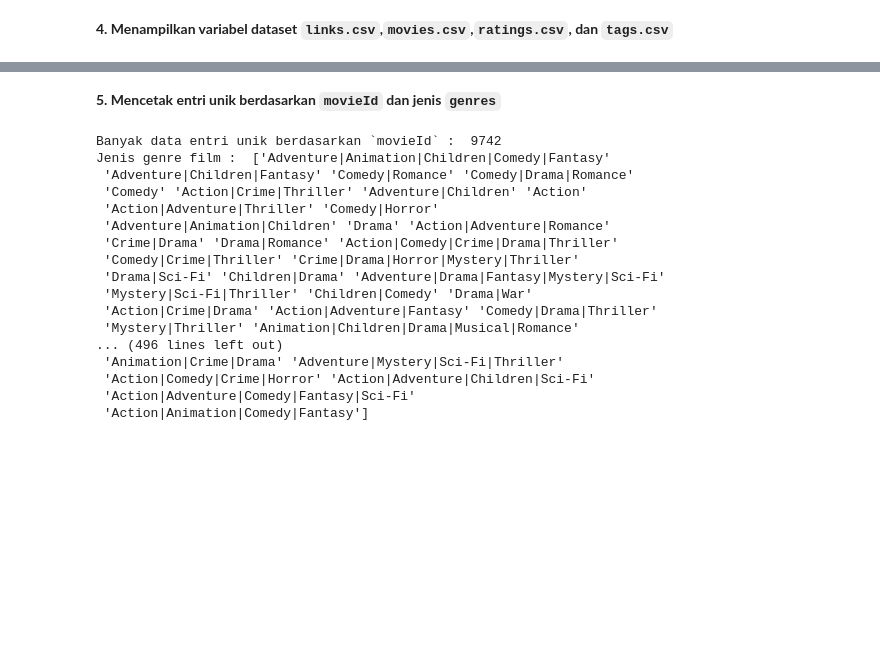
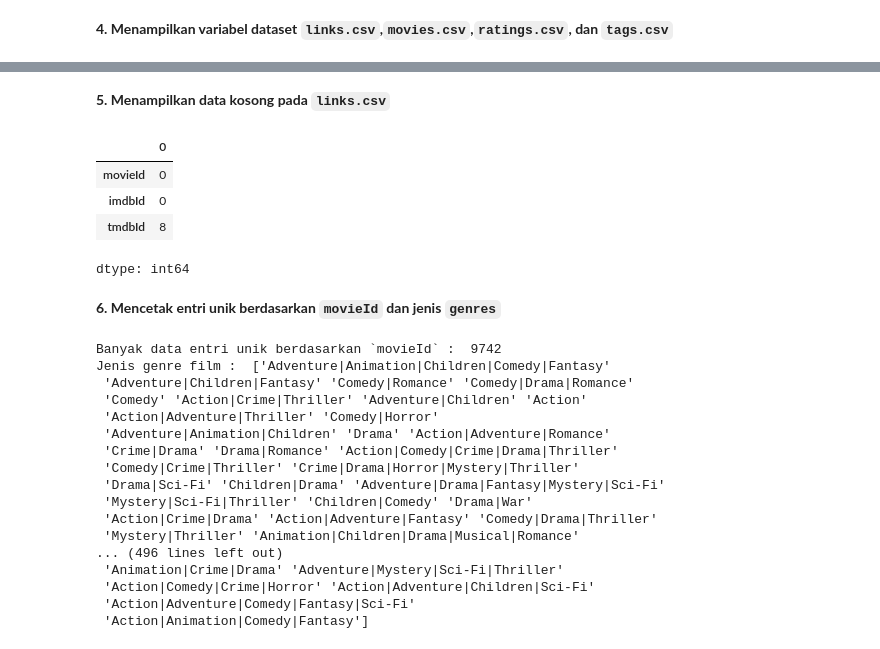
Before and after one commit to aflah201/Submission_MLT_Movie-Recommendation-System, a Jupyter notebook: Submission_Recommendation_System_Movie.ipynb, the cells around one changed output, grey strips where cells are left out. Saved outputs shown, nothing was run; the diff lists cells and outputs as text; code cells hidden in the pictures; blank space fills up the shorter version.

```diff
--- a/Submission_Recommendation_System_Movie.ipynb
+++ b/Submission_Recommendation_System_Movie.ipynb
@@ -188,8 +186,18 @@ memory usage: 4.2 MB
 None
 [interactive output not drawn]
 ... (4 outputs left out)
+# %% [markdown]
+**5. Menampilkan data kosong pada `links.csv`**
+# %%
+links_df.isnull().sum()
+# %% [output]
+|  | 0 |
+| movieId | 0 |
+| imdbId | 0 |
+| tmdbId | 8 |
+dtype: int64
 # %% [markdown]
-**5. Mencetak entri unik berdasarkan `movieId` dan jenis `genres`**
+**6. Mencetak entri unik berdasarkan `movieId` dan jenis `genres`**
 # %%
 print('Banyak data entri unik berdasarkan `movieId` : ', movies_df['movieId'].nunique())
 print('Jenis genre film : ', movies_df['genres'].unique())
```
Also changed, not shown: parts of 11 cells of this notebook, 1 other file.
